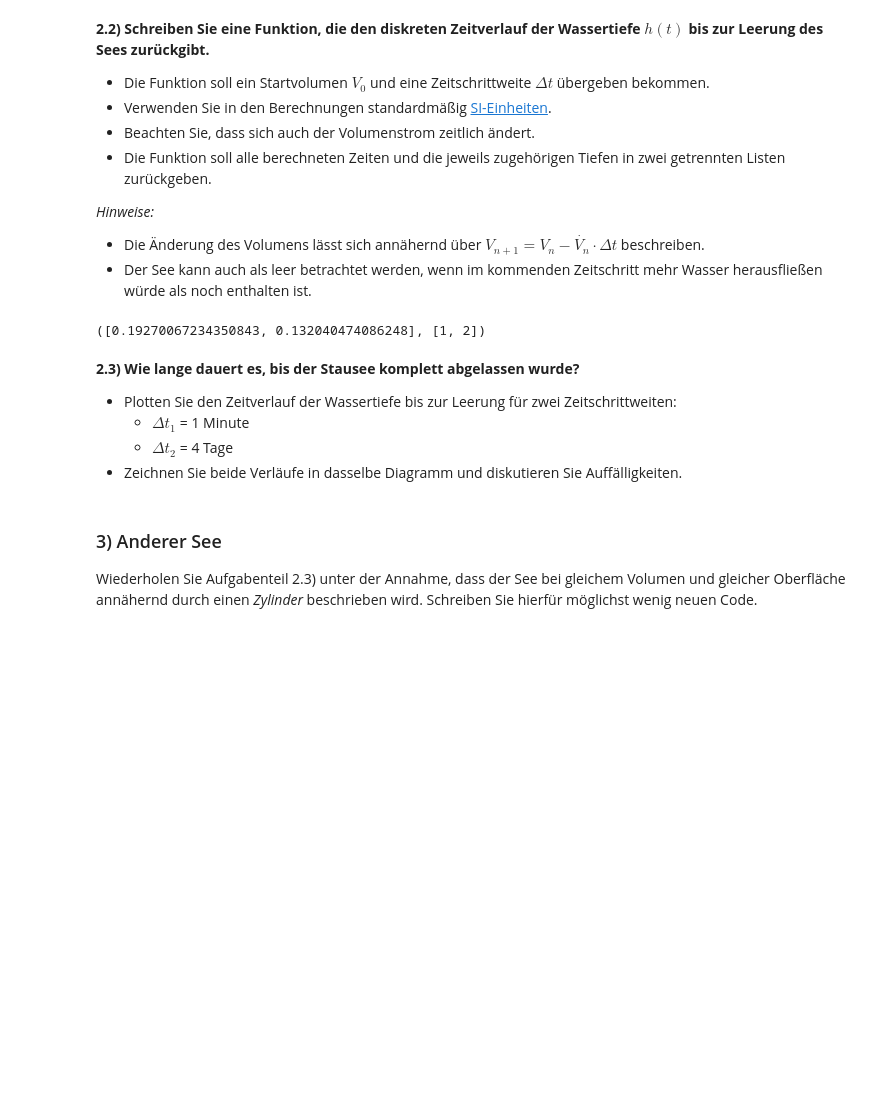
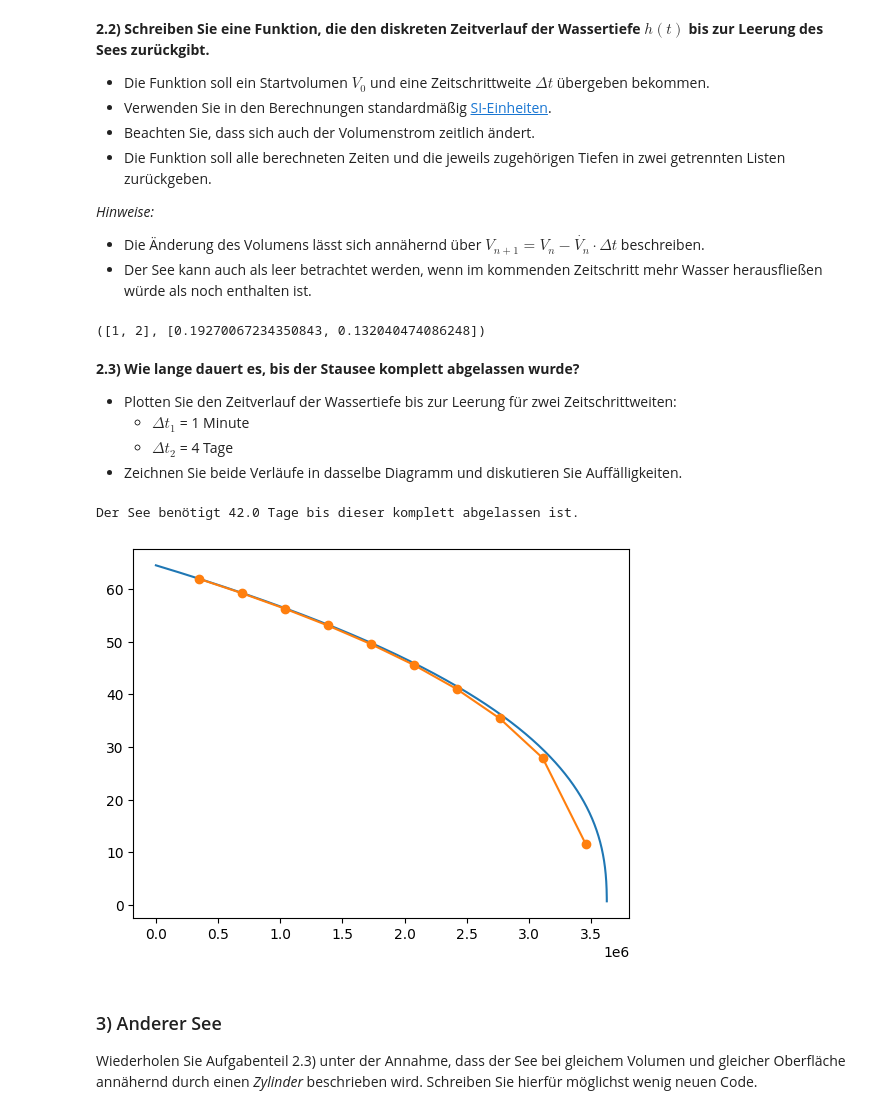
Before and after one commit to OYEMINE/Python-f-r-Ingenieure, a Jupyter notebook: HA2.ipynb, the cells around one changed output. Cells and saved outputs as stored; diff of their text form; code cells hidden in the pictures; blank space fills up the shorter version.

```diff
--- a/HA2.ipynb
+++ b/HA2.ipynb
@@ -149,14 +149,11 @@ def abfluss(V0, dt):
         else:
             break
 
-
-        #if i % 100 == 0: # somit speichert h_t alle 100 Stunden ein Höhenwert in der Liste
-            #h_t.append(hnext)
-    return(h_t, time_cumulative)
+    return(time_cumulative, h_t)
 
 abfluss(10, 1)
 # %% [output]
-([0.19270067234350843, 0.132040474086248], [1, 2])
+([1, 2], [0.19270067234350843, 0.132040474086248])
 # %%
 # Hier sind einige Plausibilitäts-Tests:
 assert len(abfluss(10,1))==2
@@ -171,9 +168,16 @@ assert type(abfluss(10,1)[0])==type(abfluss(10,1)[1])==list
 # %%
 %matplotlib inline
 from matplotlib.pyplot import plot, show
 # Plotbefehl: plot(x_werte_liste, y_werte_liste)
 
 # Hier eigenen Code schreiben ...
+plot(*abfluss(215*10**6, 60))
+plot(*abfluss(215*10**6, 3600*24*4), marker="o")
+
+print(f"Der See benötigt {abfluss(215*10**6, 60)[0][-1] / (3600*24):.1f} Tage bis dieser komplett abgelassen ist.")
+# %% [output]
+Der See benötigt 42.0 Tage bis dieser komplett abgelassen ist.
+[figure, added]
 # %% [markdown]
 ### 3) Anderer See
 
```
Also changed, not shown: parts of 2 cells of this notebook.
